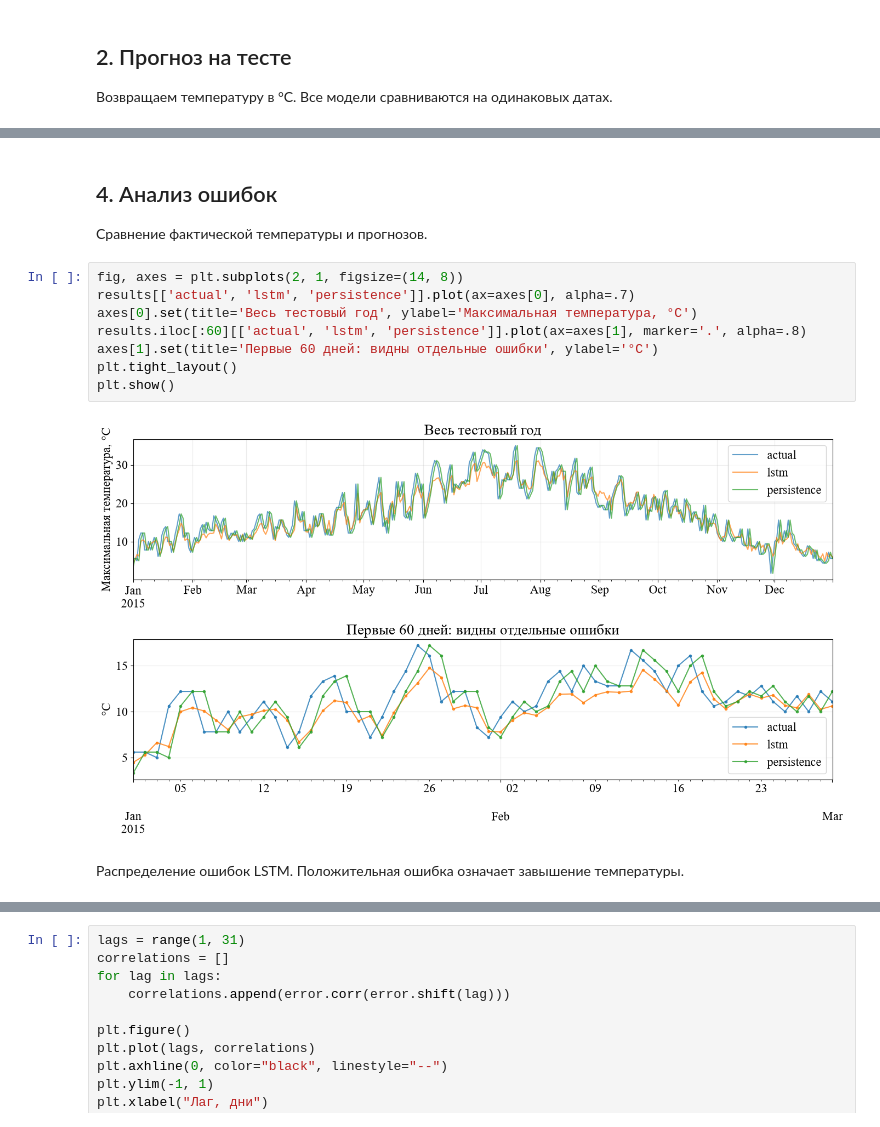
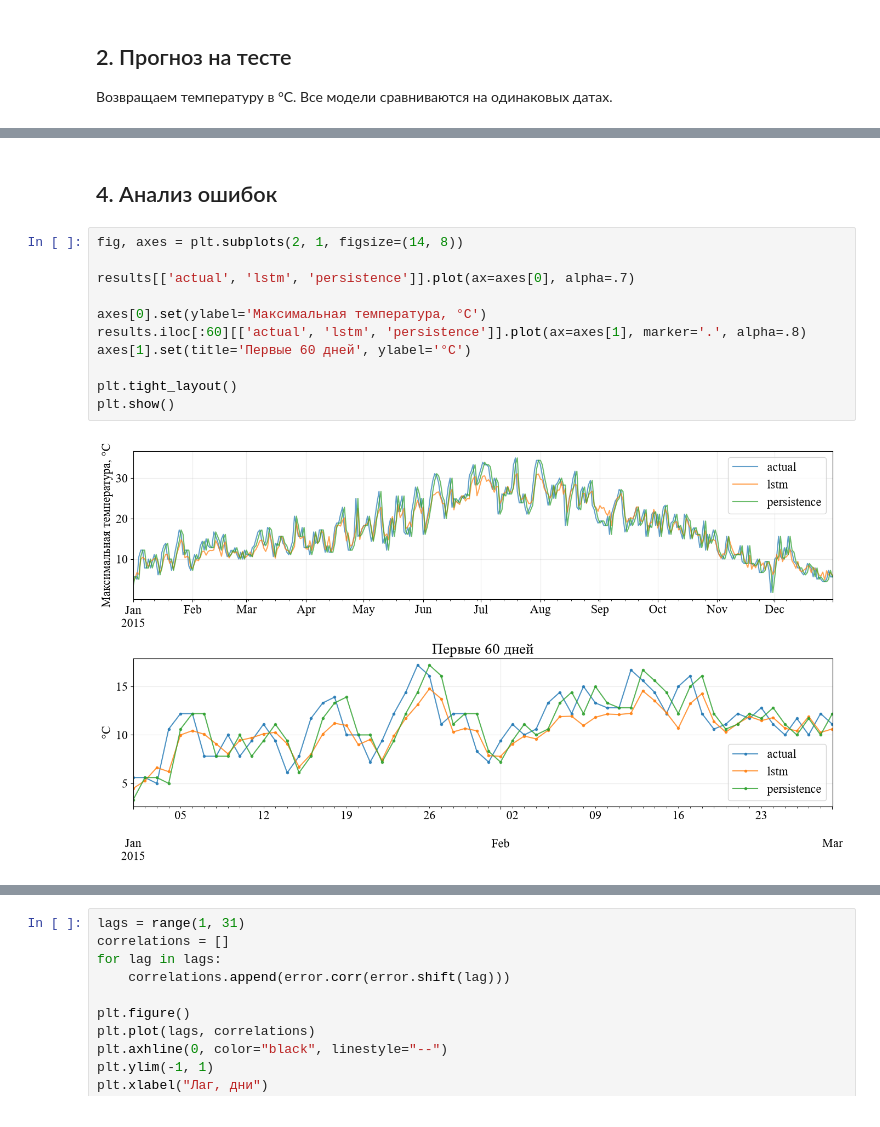
Before and after one commit to RiXenGC/IU1_ML, a Jupyter notebook: sem2/lab8/notebooks/03_metrics.ipynb, the cells around one changed output, grey strips where cells are left out. Drawn from its saved outputs; the diff is of its cells as text.

```diff
--- a/sem2/lab8/notebooks/03_metrics.ipynb
+++ b/sem2/lab8/notebooks/03_metrics.ipynb
@@ -144,20 +147,19 @@ print(f'LSTM: изменение MAE относительно persistence = {ski
 LSTM: изменение MAE относительно persistence = 8.5% (плюс означает улучшение).
 # %% [markdown]
 ## 4. Анализ ошибок
-
-Сравнение фактической температуры и прогнозов.
 # %%
 fig, axes = plt.subplots(2, 1, figsize=(14, 8))
+
 results[['actual', 'lstm', 'persistence']].plot(ax=axes[0], alpha=.7)
-axes[0].set(title='Весь тестовый год', ylabel='Максимальная температура, °C')
+
+axes[0].set(ylabel='Максимальная температура, °C')
 results.iloc[:60][['actual', 'lstm', 'persistence']].plot(ax=axes[1], marker='.', alpha=.8)
-axes[1].set(title='Первые 60 дней: видны отдельные ошибки', ylabel='°C')
+axes[1].set(title='Первые 60 дней', ylabel='°C')
+
 plt.tight_layout()
 plt.show()
 # %% [output]
-[figure, old version]
+[figure, new version]
-# %% [markdown]
-Распределение ошибок LSTM. Положительная ошибка означает завышение температуры.
 # %%
 error = results["lstm"] - results["actual"]
 error.plot.hist(bins=25)
```
Also changed, not shown: parts of 14 cells of this notebook.
